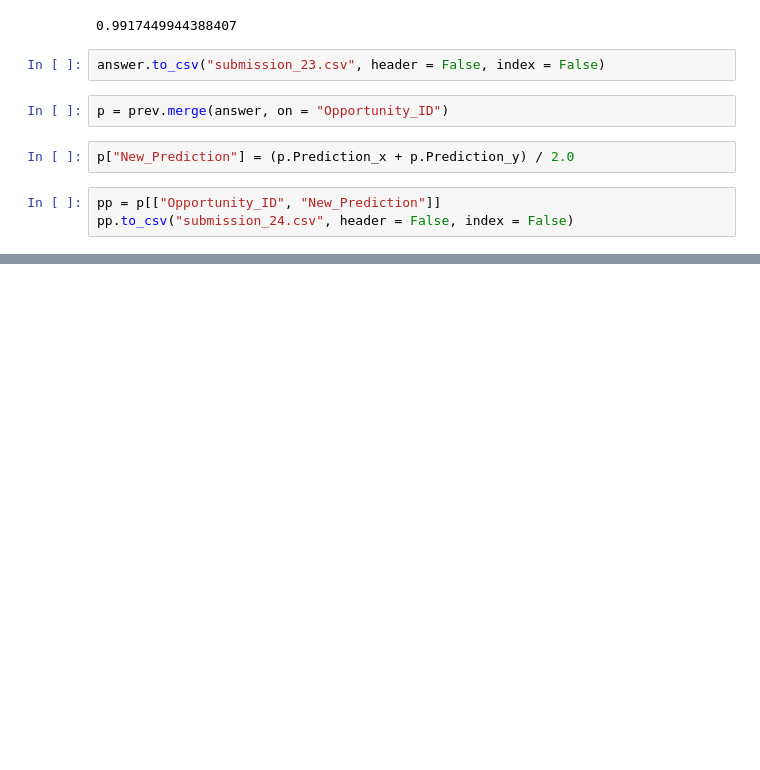
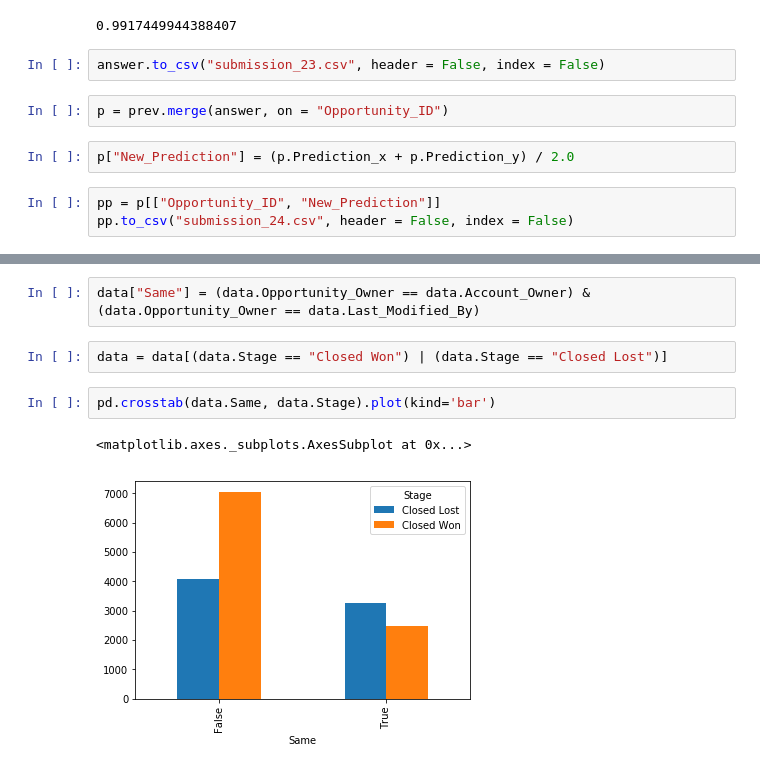
Before and after one commit to eugenusb/Alix2020, a Jupyter notebook: catboostfab.ipynb, the cells around one changed output, grey strips where cells are left out. Cells and saved outputs as stored; diff of their text form; blank space fills up the shorter version.

```diff
--- a/catboostfab.ipynb
+++ b/catboostfab.ipynb
@@ -262,0 +283,9 @@ pp.to_csv("submission_24.csv", header = False, index = False)
+# %%
+data["Same"] = (data.Opportunity_Owner == data.Account_Owner) & (data.Opportunity_Owner == data.Last_Modified_By)
+# %%
+data = data[(data.Stage == "Closed Won") | (data.Stage == "Closed Lost")]
+# %%
+pd.crosstab(data.Same, data.Stage).plot(kind='bar')
+# %% [output]
+<matplotlib.axes._subplots.AxesSubplot at 0x...>
+[figure, added]
```
Also changed, not shown: parts of 1 cell of this notebook, 6 other files.
